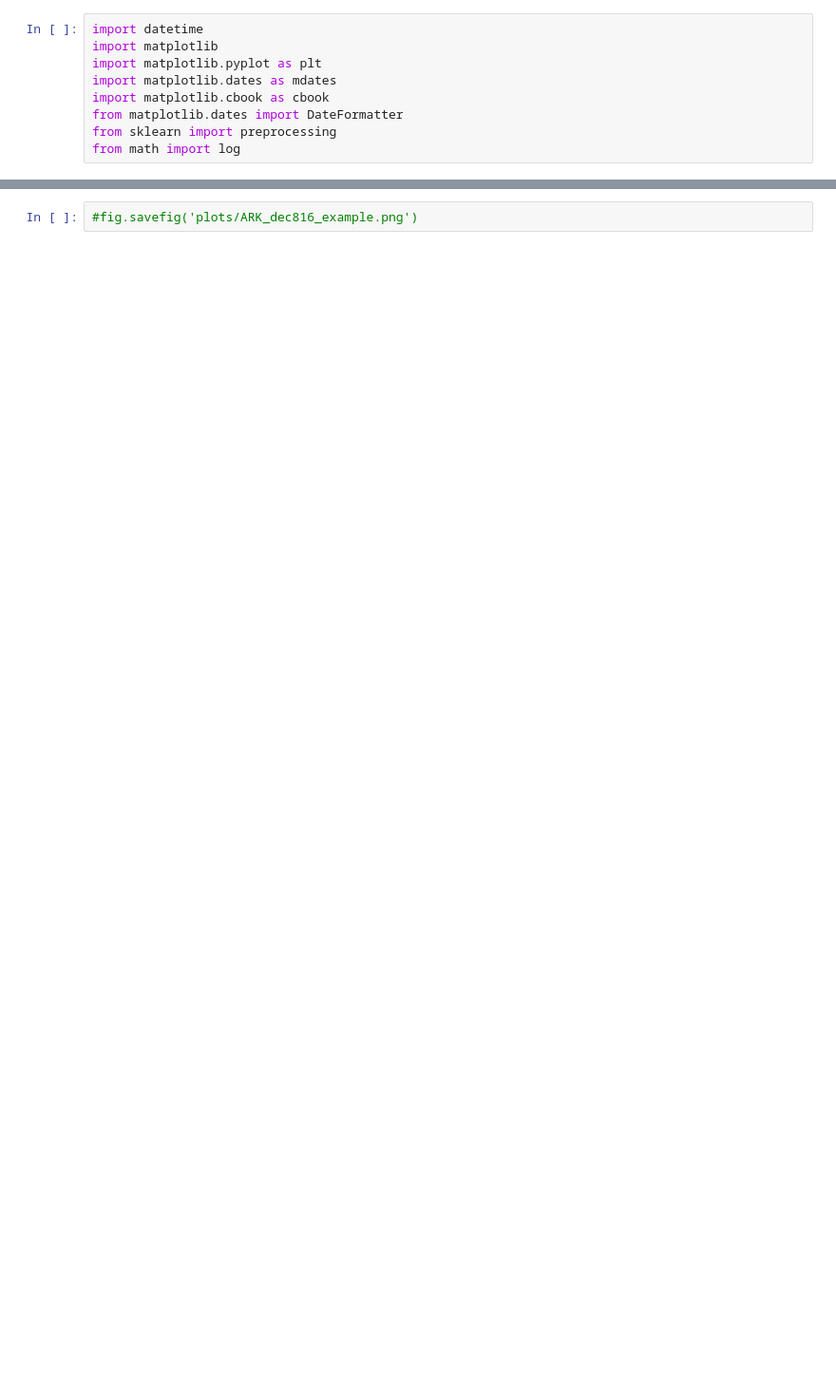
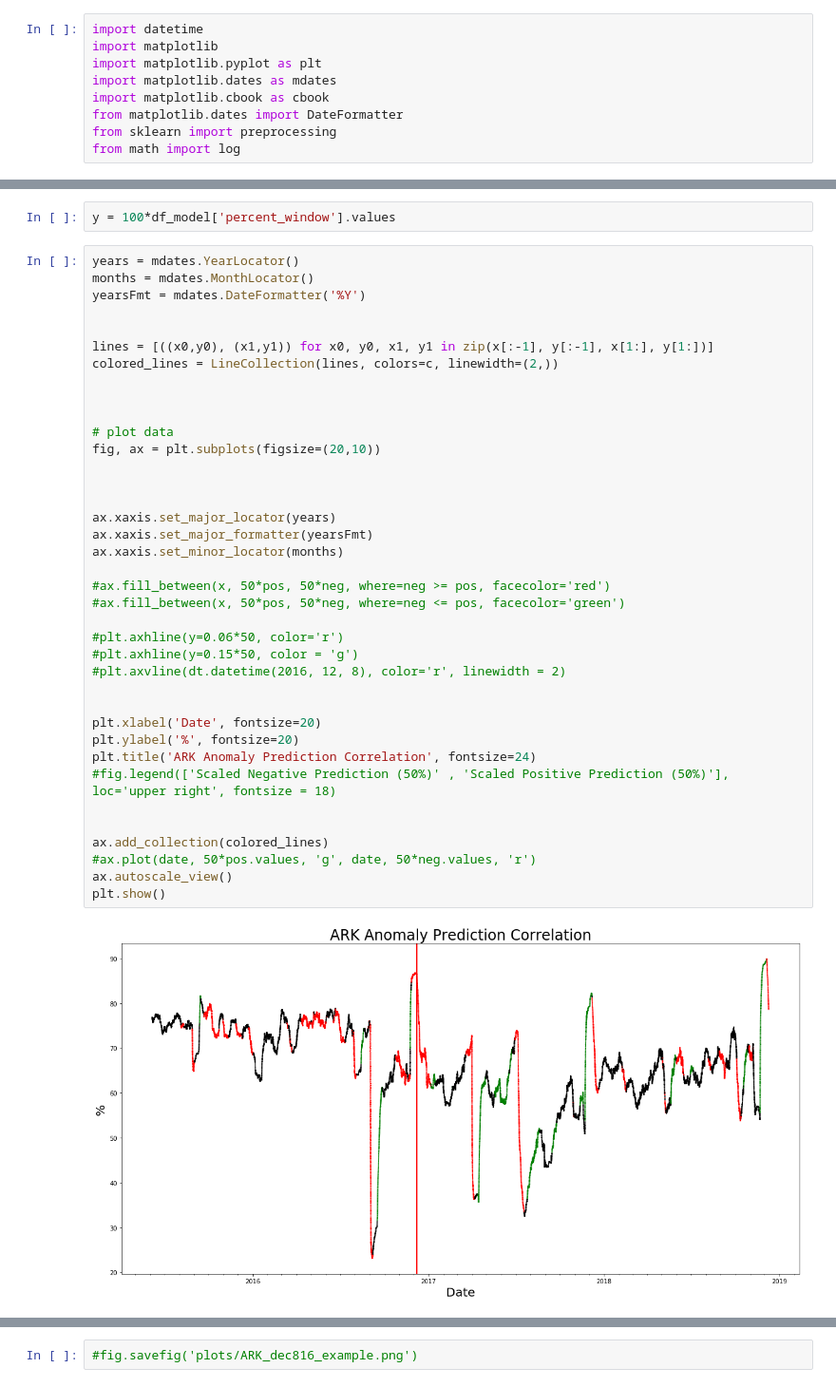
Before and after one commit to tblair7/Gathering_Steam, a Jupyter notebook: tokenizing.ipynb, the cells around one changed output, grey strips where cells are left out. Shown at 95% size. Cells and saved outputs as stored; diff of their text form; blank space fills up the shorter version.

```diff
--- a/tokenizing.ipynb
+++ b/tokenizing.ipynb
@@ -317,0 +402,42 @@ plt.show()
+# %%
+y = 100*df_model['percent_window'].values
+# %%
+years = mdates.YearLocator()
+months = mdates.MonthLocator()
+yearsFmt = mdates.DateFormatter('%Y')
+
+
+lines = [((x0,y0), (x1,y1)) for x0, y0, x1, y1 in zip(x[:-1], y[:-1], x[1:], y[1:])]
+colored_lines = LineCollection(lines, colors=c, linewidth=(2,))
+
+
+
+# plot data
+fig, ax = plt.subplots(figsize=(20,10))
+
+
+
+ax.xaxis.set_major_locator(years)
+ax.xaxis.set_major_formatter(yearsFmt)
+ax.xaxis.set_minor_locator(months)
+
+#ax.fill_between(x, 50*pos, 50*neg, where=neg >= pos, facecolor='red')
+#ax.fill_between(x, 50*pos, 50*neg, where=neg <= pos, facecolor='green')
+
+#plt.axhline(y=0.06*50, color='r')
+#plt.axhline(y=0.15*50, color = 'g')
+#plt.axvline(dt.datetime(2016, 12, 8), color='r', linewidth = 2)
+
+
+plt.xlabel('Date', fontsize=20)
+plt.ylabel('%', fontsize=20)
+plt.title('ARK Anomaly Prediction Correlation', fontsize=24)
+#fig.legend(['Scaled Negative Prediction (50%)' , 'Scaled Positive Prediction (50%)'], loc='upper right', fontsize = 18)
+
+
+ax.add_collection(colored_lines)
+#ax.plot(date, 50*pos.values, 'g', date, 50*neg.values, 'r')
+ax.autoscale_view()
+plt.show()
+# %% [output]
+[figure, added]
```
Also changed, not shown: parts of 76 cells of this notebook, 5 other files.
